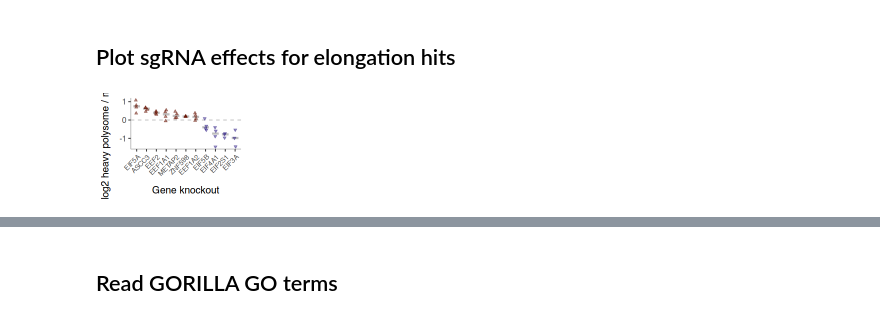
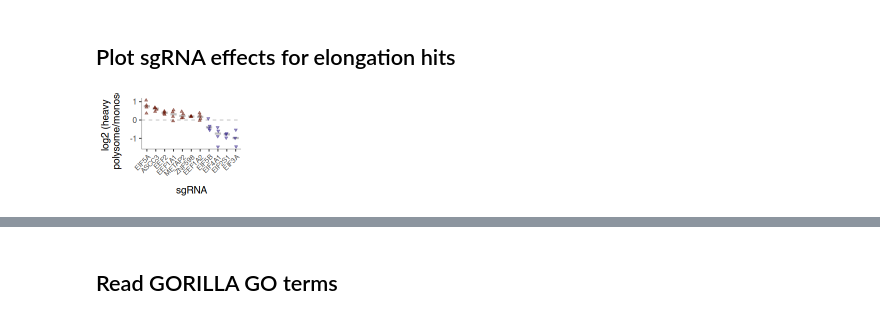
Before and after one commit to rasilab/nugent_2024, a Jupyter notebook: analysis/barcodeseq/rbp_barcode_screens/scripts/plot_polysome_relic_data.ipynb, the cells around one changed output, grey strips where cells are left out. Cells and saved outputs as stored; diff of their text form; code cells hidden in the pictures.

```diff
--- a/analysis/barcodeseq/rbp_barcode_screens/scripts/plot_polysome_relic_data.ipynb
+++ b/analysis/barcodeseq/rbp_barcode_screens/scripts/plot_polysome_relic_data.ipynb
@@ -784,28 +795,29 @@ ggsave("../figures/polysome_vs_grna_fitness.pdf", width = 5.2, height = 4.5)
 # %%
 options(repr.plot.width = 2.5, repr.plot.height = 1.8)
 
 plot_data <- mageck_sgrna %>%
   filter(rep == "rep1", treatment == "heavy", control == "mono") %>%
   filter(gene %in% c("ASCC3", "ZNF598", "EIF5A", "METAP2", "EEF2", "EIF4A1", "EIF2S1", "EIF3A", "EIF5B", "EEF1A2", "EEF1A1")) %>%
   mutate(annotation = case_when(
     gene %in% c("EEF2", "EIF5A", "ASCC3", "METAP2", "ZNF598", "EEF1A1", "EEF1A2") ~ "Translation elongation",
     gene %in% c("EIF4A1", "EIF2S1", "EIF3A", "EIF5B") ~ "Translation initiation"
   )) %>%
-  mutate(gene = fct_reorder(gene, -lfc))
+  mutate(gene = fct_reorder(gene, -lfc)) %>%
+  write_csv("../../../../source_data/figure_2h.csv")
 
 plot_data  %>%
   ggplot(aes(x = gene, y = lfc, color = annotation, fill = annotation, shape = annotation)) +
   geom_hline(aes(yintercept = 0), linetype = 2, linewidth = 0.5, color = "grey") +
   stat_summary(fun = median, width = 0.5, color = "grey", geom = "tile", linewidth = 1) +
   geom_point(position = position_jitter(height = 0, width = 0.1, seed = 11), size = 1, alpha = 0.5) +
   theme(axis.text.x = element_text(angle = 45, hjust = 1, size = 8.33)) +
   scale_y_continuous(breaks = scales::pretty_breaks(n = 3)) +
   scale_color_manual(values = cbPalette_12[c(4,7)]) +
   scale_fill_manual(values = cbPalette_12[c(4,7)]) +
   scale_shape_manual(values = rep(c("triangle filled", "triangle down filled"), 5)) +
-  labs(y = "log2 heavy polysome / monosome", x = "Gene knockout") +
+  labs(y = "log2 (heavy \n polysome/monosome", x = "sgRNA") +
   theme(legend.position = "none")
 
 ggsave("../figures/elongation_vs_initiation_sgrna.pdf", width = 2.5, height = 1.8)
 # %% [output]
-[figure, old version]
+[figure, new version]
```
Also changed, not shown: parts of 17 cells of this notebook, 29 other files.
